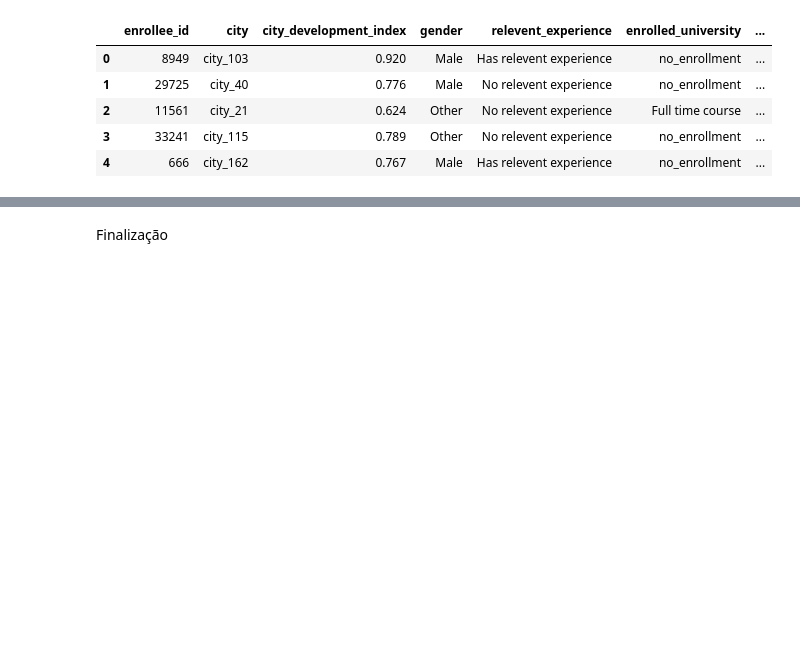
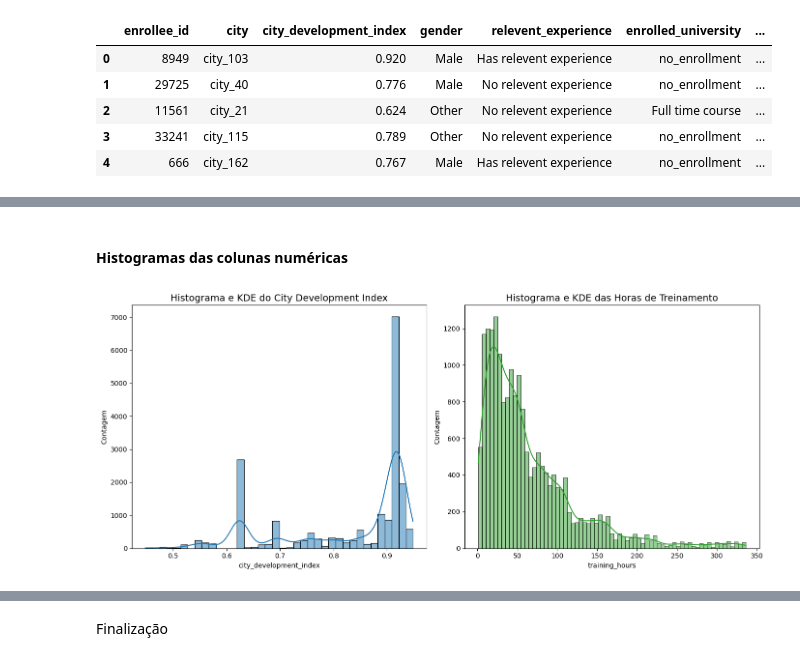
Before and after one commit to PedroCanhete/Projeto-RH, a Jupyter notebook: projetoRH.ipynb, the cells around one changed output, grey strips where cells are left out. Cells and saved outputs as stored; diff of their text form; code cells hidden in the pictures; blank space fills up the shorter version.

```diff
--- a/projetoRH.ipynb
+++ b/projetoRH.ipynb
@@ -536,0 +565,25 @@ Transposição das informações p/ power BI
+# %% [markdown]
+#### Histogramas das colunas numéricas
+# %%
+plt.figure(figsize=(14, 6))
+cores = sns.color_palette('tab10')
+
+
+# Histograma com KDE para city_development_index
+plt.subplot(1, 2, 1)
+sns.histplot(df_Train['city_development_index'], kde=True, color=cores[0])
+plt.title('Histograma e KDE do City Development Index', fontsize=14)
+plt.xlabel('city_development_index')
+plt.ylabel('Contagem')
+
+# Histograma com KDE para training_hours
+plt.subplot(1, 2, 2)
+sns.histplot(df_Train['training_hours'], kde=True, color=cores[2])
+plt.title('Histograma e KDE das Horas de Treinamento', fontsize=14)
+plt.xlabel('training_hours')
+plt.ylabel('Contagem')
+
+plt.tight_layout()
+plt.show()
+# %% [output]
+[figure, added]
```
Also changed, not shown: parts of 24 cells of this notebook.
